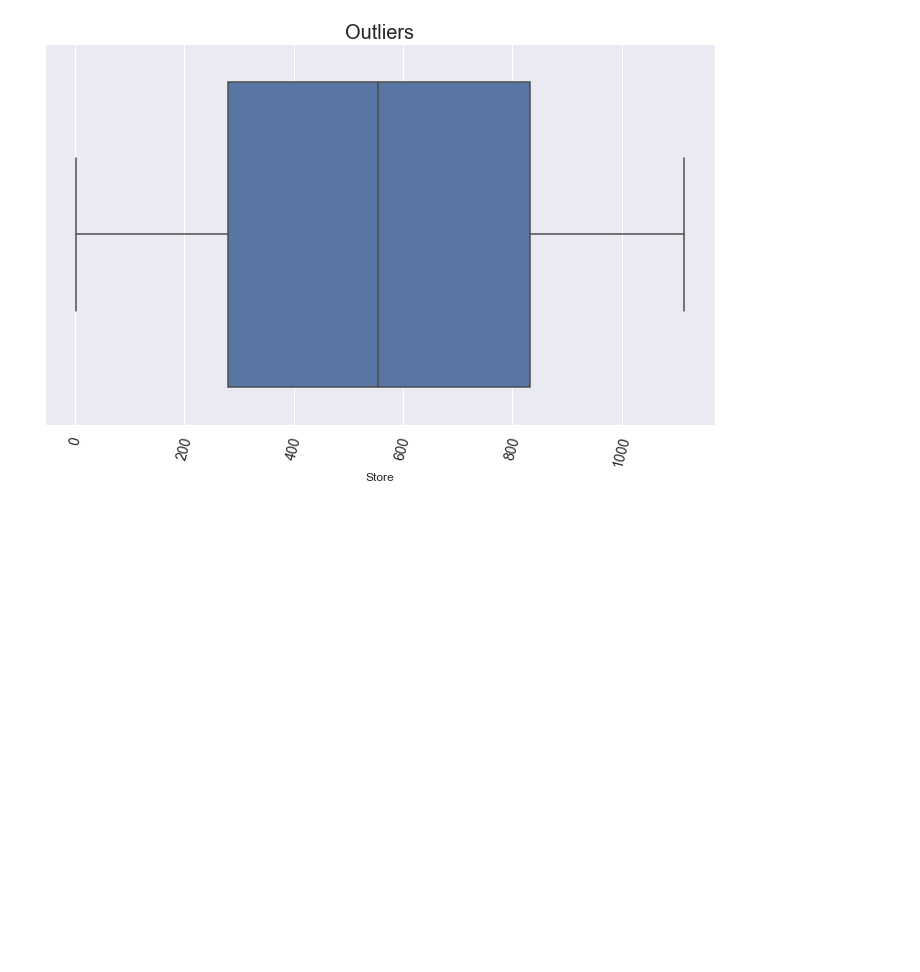
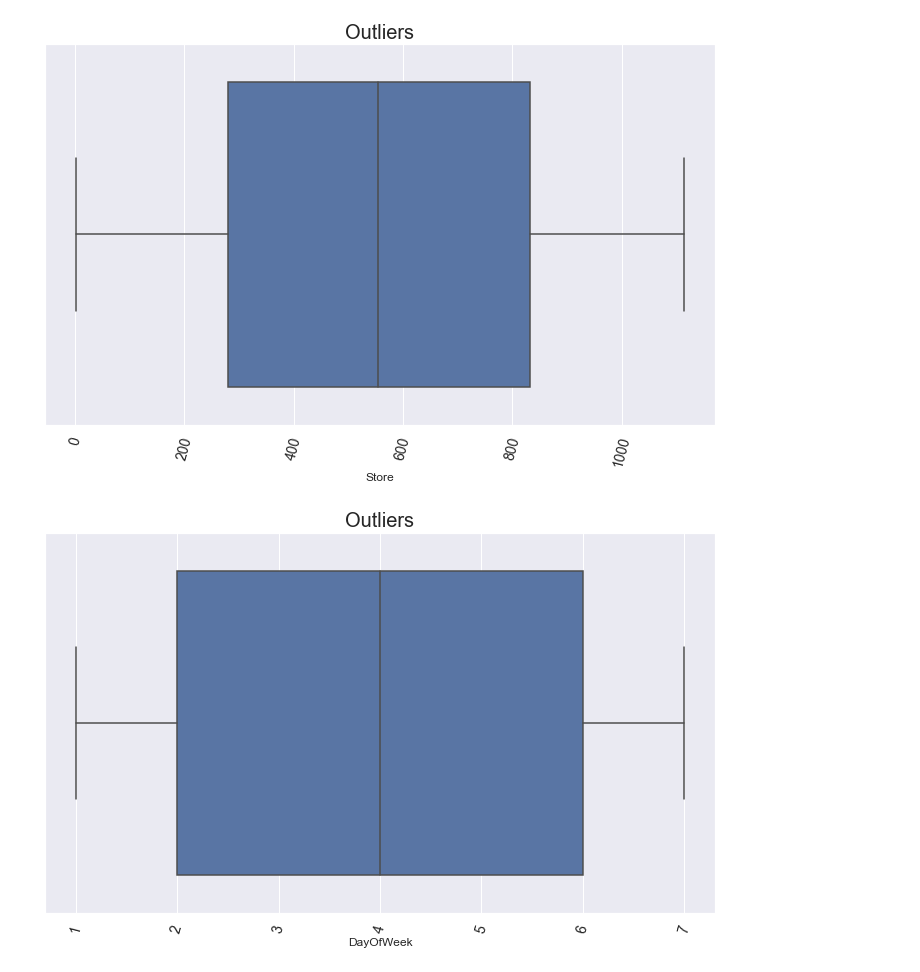
Before and after one commit to kebishaa/Pharmaceutical-Sales-Prediction, a Jupyter notebook: notebooks/data_preProcessing.ipynb, the cells around one changed output. Drawn from its saved outputs; the diff is of its cells as text; code cells hidden in the pictures; blank space fills up the shorter version.

Commit message:
outliers train data

```diff
--- a/notebooks/data_preProcessing.ipynb
+++ b/notebooks/data_preProcessing.ipynb
@@ -291,3 +291,7 @@ from data_exploration import exploration
 exploration.plot_box(test_data, 'Store', 'Outliers')
 # %% [output]
 [figure]
+# %%
+exploration.plot_box(test_data, 'DayOfWeek', 'Outliers')
+# %% [output]
+[figure, added]
```
Also changed, not shown: parts of 2 cells of this notebook.
